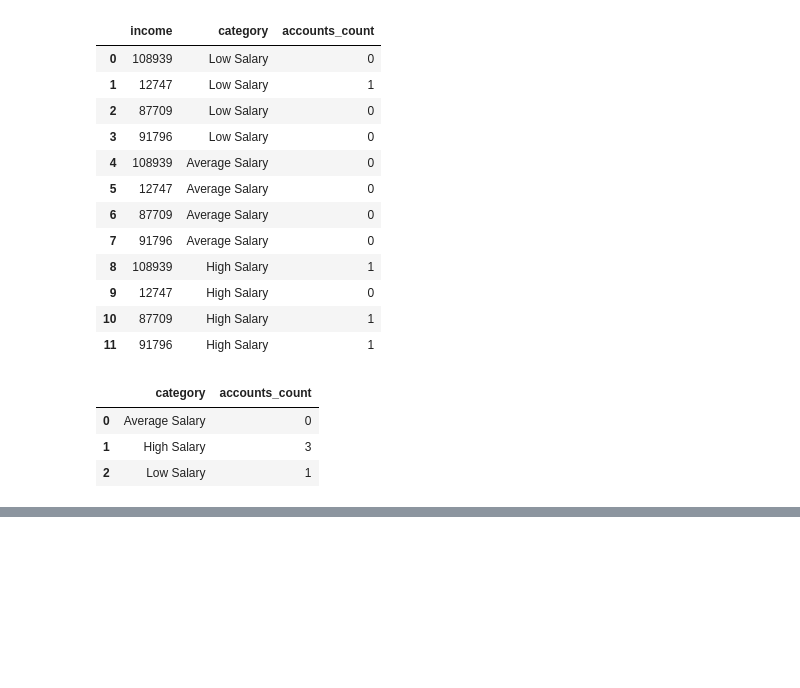
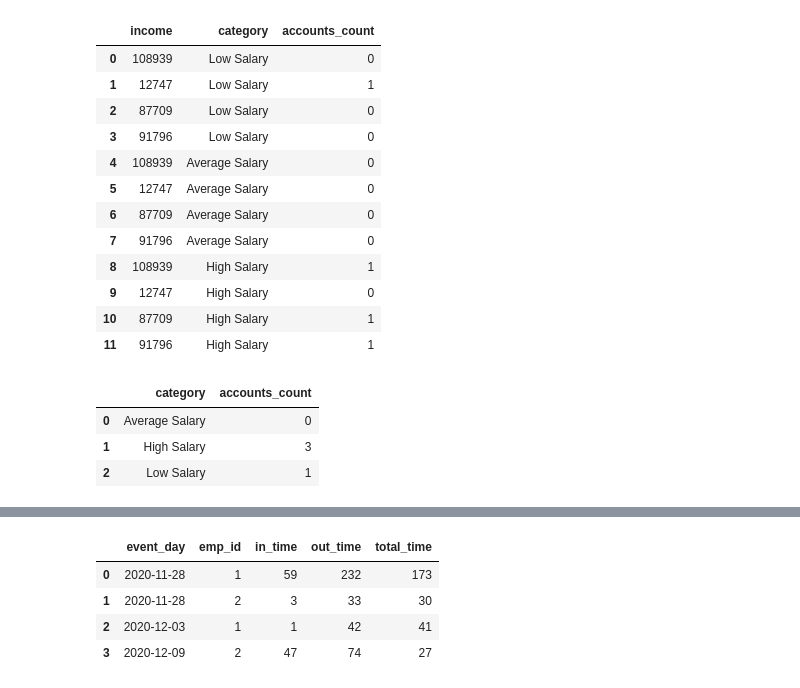
Before and after one commit to ShahriarHA/The-Pandas--Playground, a Jupyter notebook: leetCode3.ipynb, the cells around one changed output, grey strips where cells are left out. Saved outputs shown, nothing was run; the diff lists cells and outputs as text; code cells hidden in the pictures; blank space fills up the shorter version.

```diff
--- a/leetCode3.ipynb
+++ b/leetCode3.ipynb
@@ -243,0 +271,10 @@ res
+# %%
+re_employ["total_time"] = re_employ.out_time - re_employ.in_time
+# %%
+re_employ
+# %% [output]
+|  | event_day | emp_id | in_time | out_time | total_time |
+| 0 | 2020-11-28 | 1 | 59 | 232 | 173 |
+| 1 | 2020-11-28 | 2 | 3 | 33 | 30 |
+| 2 | 2020-12-03 | 1 | 1 | 42 | 41 |
+| 3 | 2020-12-09 | 2 | 47 | 74 | 27 |
```
Also changed, not shown: parts of 5 cells of this notebook.
